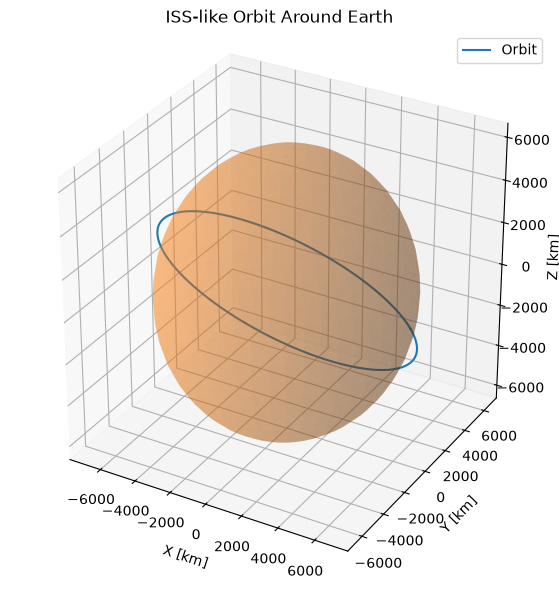
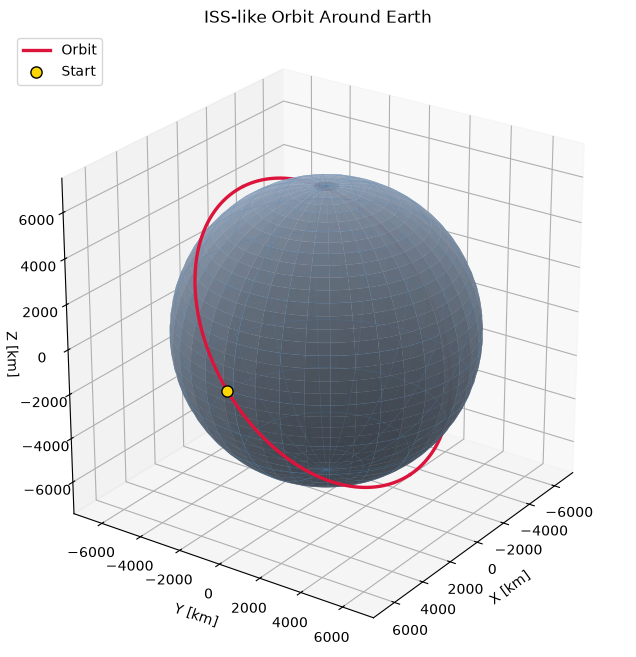
Unified diff of the notebook cell whose output changed from the first chart to the second:
--- before
+++ after
@@ -8,22 +8,28 @@
 positions_km = states[:, :3]
 
-fig = plt.figure(figsize=(7, 7))
+fig = plt.figure(figsize=(8, 8))
 ax = fig.add_subplot(111, projection="3d", computed_zorder=False)
 
-view_elev = 24
-view_azim = 38
-elev = np.deg2rad(view_elev)
-azim = np.deg2rad(view_azim)
-view_vector = np.array([
+elev_deg = 25
+azim_deg = 35
+
+u = np.linspace(0, 2 * np.pi, 80)
+v = np.linspace(0, np.pi, 40)
+x = EARTH_RADIUS_KM * np.outer(np.cos(u), np.sin(v))
+y = EARTH_RADIUS_KM * np.outer(np.sin(u), np.sin(v))
+z = EARTH_RADIUS_KM * np.outer(np.ones_like(u), np.cos(v))
+
+azim = np.deg2rad(azim_deg)
+elev = np.deg2rad(elev_deg)
+view_dir = np.array([
     np.cos(elev) * np.cos(azim),
     np.cos(elev) * np.sin(azim),
     np.sin(elev),
 ])
-
-front_mask = positions_km @ view_vector > 0
-front_positions = positions_km.copy()
-back_positions = positions_km.copy()
-front_positions[~front_mask] = np.nan
-back_positions[front_mask] = np.nan
+depth = positions_km @ view_dir
+if depth[0] < 0:
+    depth = -depth
+front_positions = np.where((depth >= 0)[:, None], positions_km, np.nan)
+back_positions = np.where((depth < 0)[:, None], positions_km, np.nan)
 
 ax.plot(
@@ -32,26 +38,8 @@
     back_positions[:, 2],
     color="crimson",
-    linewidth=2.0,
-    label="_nolegend_",
-    zorder=1,
-)
-
-u = np.linspace(0, 2 * np.pi, 80)
-v = np.linspace(0, np.pi, 40)
-x = EARTH_RADIUS_KM * np.outer(np.cos(u), np.sin(v))
-y = EARTH_RADIUS_KM * np.outer(np.sin(u), np.sin(v))
-z = EARTH_RADIUS_KM * np.outer(np.ones_like(u), np.cos(v))
-ax.plot_surface(
-    x,
-    y,
-    z,
-    color="#4f6f8f",
-    edgecolor="#6d879f",
-    linewidth=0.25,
-    alpha=0.72,
-    shade=True,
+    linewidth=2.4,
+    #alpha=0.35,
     zorder=2,
 )
-
 ax.plot(
     front_positions[:, 0],
@@ -59,7 +47,7 @@
     front_positions[:, 2],
     color="crimson",
-    linewidth=2.8,
+    linewidth=2.4,
     label="Orbit",
-    zorder=10,
+    zorder=3,
 )
 ax.scatter(
@@ -67,16 +55,37 @@
     positions_km[0, 1],
     positions_km[0, 2],
-    s=70,
     color="gold",
     edgecolor="black",
-    linewidth=1.2,
+    s=65,
     label="Start",
-    zorder=11,
+    zorder=3,
 )
 
-plot_radius_km = 1.08 * max(EARTH_RADIUS_KM, np.abs(positions_km).max())
-ax.set_xlim(-plot_radius_km, plot_radius_km)
-ax.set_ylim(-plot_radius_km, plot_radius_km)
-ax.set_zlim(-plot_radius_km, plot_radius_km)
+ax.plot_surface(
+    x,
+    y,
+    z,
+    color="lightsteelblue",
+    alpha=0.88,
+    linewidth=0,
+    shade=True,
+    zorder=2,
+)
+ax.plot_wireframe(
+    x,
+    y,
+    z,
+    rstride=4,
+    cstride=4,
+    color="steelblue",
+    linewidth=0.35,
+    alpha=0.35,
+    zorder=2,
+)
+
+limit_km = 1.1 * np.max(np.abs(positions_km))
+ax.set_xlim(-limit_km, limit_km)
+ax.set_ylim(-limit_km, limit_km)
+ax.set_zlim(-limit_km, limit_km)
 
 ax.set_xlabel("X [km]")
@@ -85,5 +94,5 @@
 ax.set_title("ISS-like Orbit Around Earth")
 ax.set_box_aspect([1, 1, 1])
-ax.view_init(elev=view_elev, azim=view_azim)
+ax.view_init(elev=elev_deg, azim=azim_deg)
 ax.legend(loc="upper left")
 

Commit: Update notebooks and project package